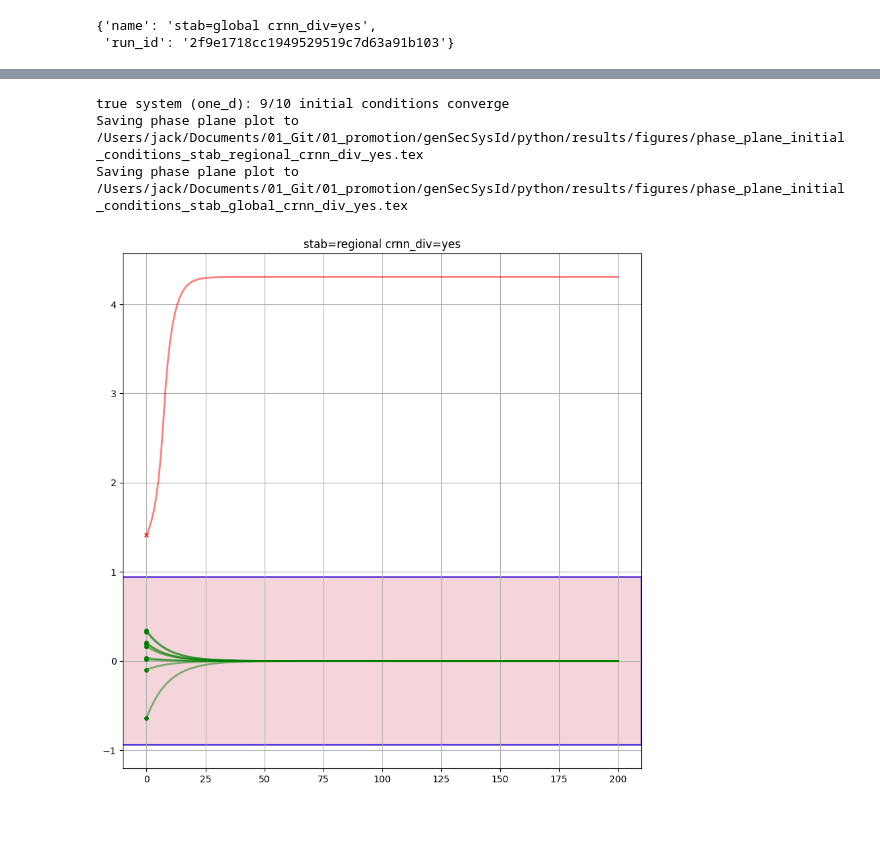
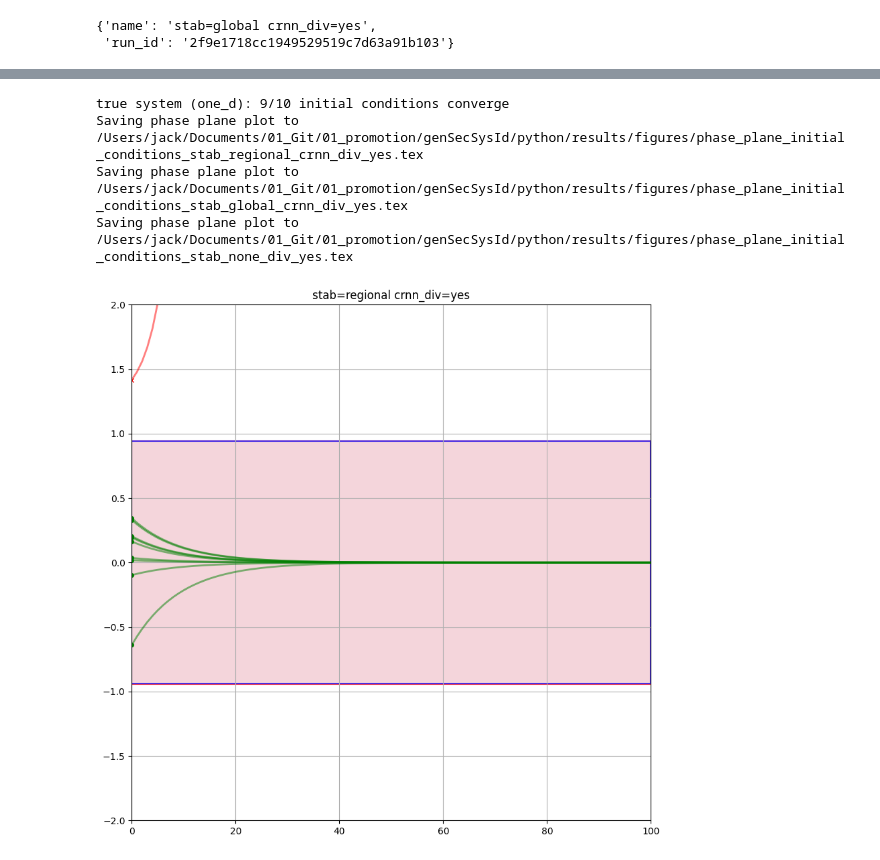
Before and after one commit to Dany-L/genSecSysId, a Jupyter notebook: python/notebooks/compare_run_ids.ipynb, the cells around one changed output, grey strips where cells are left out. Drawn from its saved outputs; the diff is of its cells as text; code cells hidden in the pictures; blank space fills up the shorter version.

Commit message:
fix plotting

```diff
--- a/python/notebooks/compare_run_ids.ipynb
+++ b/python/notebooks/compare_run_ids.ipynb
@@ -395,7 +395,8 @@ names = ['stab=regional crnn_div=no', 'stab=global crnn_div=no', 'stab=none_div=
 
 models_dict = [
     {'name': 'stab=regional crnn_div=yes', 'run_id':'6f34ff0372414aa79b1e9060d73b3c06'},
-    {'name': 'stab=global crnn_div=yes', 'run_id':'2f9e1718cc1949529519c7d63a91b103'}
+    {'name': 'stab=global crnn_div=yes', 'run_id':'2f9e1718cc1949529519c7d63a91b103'},
+    {'name': 'stab=none_div=yes', 'run_id':'13599b7e3ee9402f9203b6e2c1b163e2'}
 ]
 # %%
 models_dict[1]
@@ -526,7 +528,7 @@ inputs = [
     {'type': 'diverging', 'inputs': test_inputs_div[:5,:,:], 'outputs': test_outputs_div[:5,:,:]},
     {'type': 'converging', 'inputs': test_inputs[:5,:,:], 'outputs': test_outputs[:5,:,:]}
 ]
-N = 500
+N = 100
 padding = 200
 for model_dict in models_list:
     model = model_dict['model']
@@ -538,6 +540,9 @@ for model_dict in models_list:
         ax.set_xlim([-2.0, 2.0])
         ax.set_ylim([-1.5, 1.5])
         ax.set_aspect('equal')
+    elif nx == 1:
+        ax.set_ylim([-2.0, 2.0])
+        ax.set_xlim([0, N])
     ax.set_title(f"{model_dict['name']}")
     ax.grid()
 
@@ -548,7 +553,8 @@ for model_dict in models_list:
         ax2.axhline(y=-y_bar, color='k', linestyle='--', linewidth=1)
     ax2.legend()
     ax2.grid()
-    # ax2.set_xlim([0])
+    ax2.set_ylim([-2.0, 2.0])
+    ax2.set_xlim([0, N])
 
     for u_dict in inputs:
         data_type = u_dict['type']
@@ -644,31 +652,35 @@ def x0_fcn():
 
 x0s = [x0_fcn() for _ in range(10)]
 x0_converges = [true_sys.converges_to_origin(x0) for x0 in x0s]
 print(f"true system ({true_sys.name}): {sum(x0_converges)}/{len(x0s)} initial conditions converge")
 
 for model_dict in models_list:
     model = model_dict['model']
     fig, ax = plt.subplots(figsize=(10,10))
     if 'regional' in model_dict['name']:
         plot_polytope(ax, H, fill=True)
         plot_ellipse(ax, X, s, fill=True)
     if nx == 2:
         ax.set_xlim([-2.0, 2.0])
         ax.set_ylim([-1.5, 1.5])
         ax.set_aspect('equal')
+    elif nx == 1:
+        ax.set_ylim([-2.0, 2.0])
+        ax.set_xlim([0, N])
     ax.set_title(f"{model_dict['name']}")
     ax.grid()
     for x0, converges in zip(x0s, x0_converges):
         u_n = torch.zeros((1, 200, 1))
         y_hat_n, (x,w), _ = model(u_n, x0=torch.tensor(x0).reshape((1,1,nx)))
         color, marker = ('green', 'o') if converges else ('red', 'x')
         plot_state_trajectory(ax, x[0].detach().numpy(), color=color, marker=marker)
 
     plot_path_phase = str(project_root / 'results' / 'figures' / f'phase_plane_initial_conditions_{model_dict["name"].replace(" ", "_").replace("=","_")}.tex')
     print(f"Saving phase plane plot to {plot_path_phase}")
     tikzplotlib.save(plot_path_phase, figure=fig)
 # %% [output]
 true system (one_d): 9/10 initial conditions converge
 Saving phase plane plot to /Users/jack/Documents/01_Git/01_promotion/genSecSysId/python/results/figures/phase_plane_initial_conditions_stab_regional_crnn_div_yes.tex
 Saving phase plane plot to /Users/jack/Documents/01_Git/01_promotion/genSecSysId/python/results/figures/phase_plane_initial_conditions_stab_global_crnn_div_yes.tex
+Saving phase plane plot to /Users/jack/Documents/01_Git/01_promotion/genSecSysId/python/results/figures/phase_plane_initial_conditions_stab_none_div_yes.tex
-[figure, old version]
+[figure, new version]
```
Also changed, not shown: parts of 5 cells of this notebook, 2 other files.
